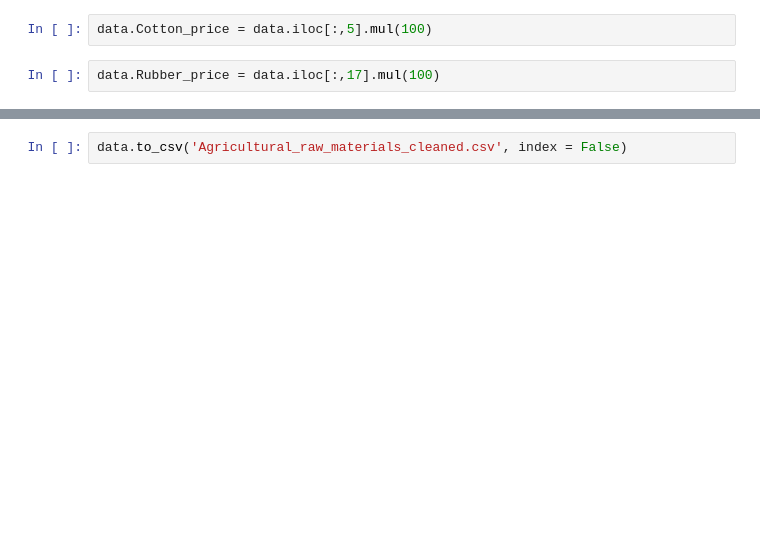
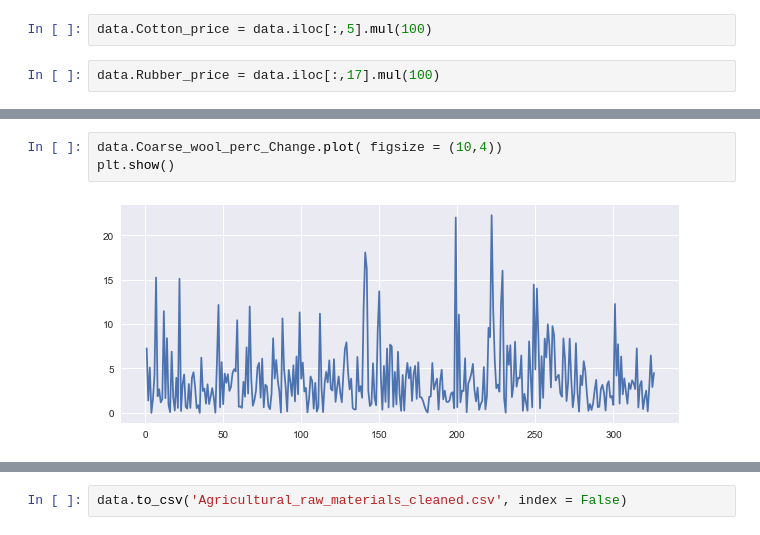
Before and after one commit to andyias/DataCleaning-Projects, a Jupyter notebook: Agricultural_raw_mat.ipynb, the cells around one changed output, grey strips where cells are left out. Drawn from its saved outputs; the diff is of its cells as text; blank space fills up the shorter version.

```diff
--- a/Agricultural_raw_mat.ipynb
+++ b/Agricultural_raw_mat.ipynb
@@ -246,0 +248,5 @@ data.set_index('Month')
+# %%
+data.Coarse_wool_perc_Change.plot( figsize = (10,4))
+plt.show()
+# %% [output]
+[figure, added]
```
Also changed, not shown: parts of 43 cells of this notebook, 3 other files.
